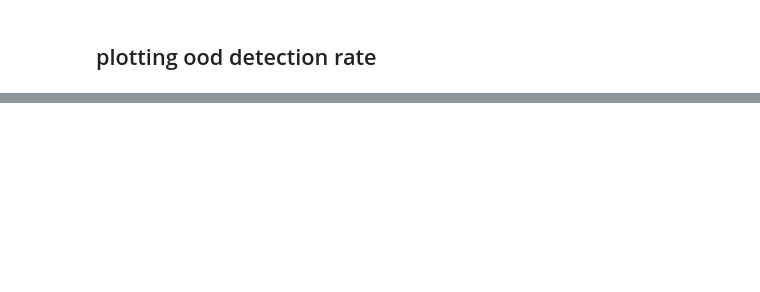
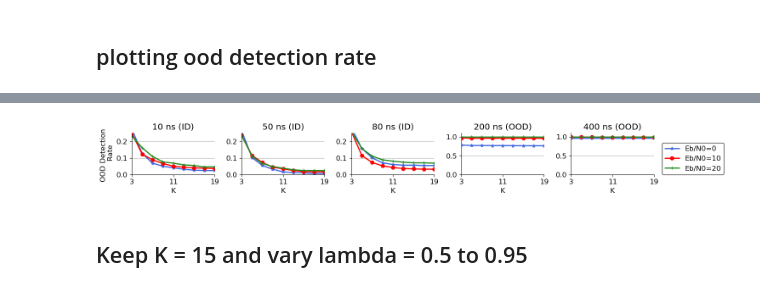
Before and after one commit to nasimsoltani/VERITAS, a Jupyter notebook: Monitor/OOD_detection_and_plot_Delay_Spread.ipynb, the cells around one changed output, grey strips where cells are left out. Drawn from its saved outputs; the diff is of its cells as text; code cells hidden in the pictures; blank space fills up the shorter version.

```diff
--- a/Monitor/OOD_detection_and_plot_Delay_Spread.ipynb
+++ b/Monitor/OOD_detection_and_plot_Delay_Spread.ipynb
@@ -302,0 +453,61 @@ plt.savefig('foo.pdf', bbox_inches='tight')
+# %%
+## plotting ood detection rate
+
+print(len(k_neighbors))
+x = np.arange(k_neighbors[-1]-1,step=2) + k_neighbors[0]
+
+print(x)
+y = []
+
+speed_range = [10.0, 50.0, 80.0, 200.0, 400.0] # test delay range
+for speed in speed_range:
+    a = ood_dict[speed][0]
+    b = ood_dict[speed][10]
+    c = ood_dict[speed][20]
+
+    print(a)
+
+    y.append([a,b,c])
+    print('Delay Spread: ' +str(speed)+ ' ns')
+    print(sum(a)/len(a),sum(b)/len(b),sum(c)/len(c))
+
+color_list = ['royalblue','red','ForestGreen','orange','black','violet', 'cyan','gray','yellow','salmon','pink']
+legends = ['Eb/N0=0','Eb/N0=10','Eb/N0=20']
+markers = ['*','o','+','x']
+titles = ['10 ns (ID)','50 ns (ID)','80 ns (ID)','200 ns (OOD)','400 ns (OOD)']
+y_limits = [[0,0.25],[0,0.25],[0,0.25],[0,1.1],[0,1.1]]
+y_tick_list = [[0,0.1,0.2],[0,0.1,0.2],[0,0.1,0.2],[0,0.5,1],[0,0.5,1]]
+
+
+plt.rcParams['axes.titley'] = 1    # y is in axes-relative coordinates.
+matplotlib.rcParams.update({'font.size': 12})
+fig, axes = subplots(figsize=(15,2), nrows=1, ncols=len(y))
+
+print(axes.shape)
+print(len(y))
+print(len(y[0]))
+
+for i in range(len(y)):
+    this_y = y[i]
+    ax = axes[i]
+    ax.spines[['right', 'top']].set_visible(False)
+    for j in range(len(this_y)):
+        this_line = this_y[j]
+        ax.plot(x, this_line, linewidth=2, color=color_list[j], label=legends[j], marker=markers[j])
+    ax.set_ylim(y_limits[i])
+    ax.set_xlim([x[0],x[-1]])
+    ax.set_xticks([x[0],(x[0]+x[-1])/2,x[-1]])
+    ax.set_yticks(y_tick_list[i])
+    ax.set_xlabel('K')
+    ax.set_title(titles[i])
+    ax.yaxis.grid()
+    # put y lable just for fist plot
+    if i == 0:
+        ax.set_ylabel('OOD Detection \n Rate')
+    # put legend just for last subplot
+    if i == len(y)-1:
+        ax.legend(loc='lower left',bbox_to_anchor=(1.1, 0), ncol=1, borderaxespad=0, edgecolor='black')
+
+fig.tight_layout(pad=1.0)
+plt.savefig('foo.pdf', bbox_inches='tight')
+# %% [output]
@@ -302,0 +534,3 @@ plt.savefig('foo.pdf', bbox_inches='tight')
+[figure, added]
+# %% [markdown]
+## Keep K = 15 and vary lambda = 0.5 to 0.95
```
Also changed, not shown: parts of 9 cells of this notebook.
